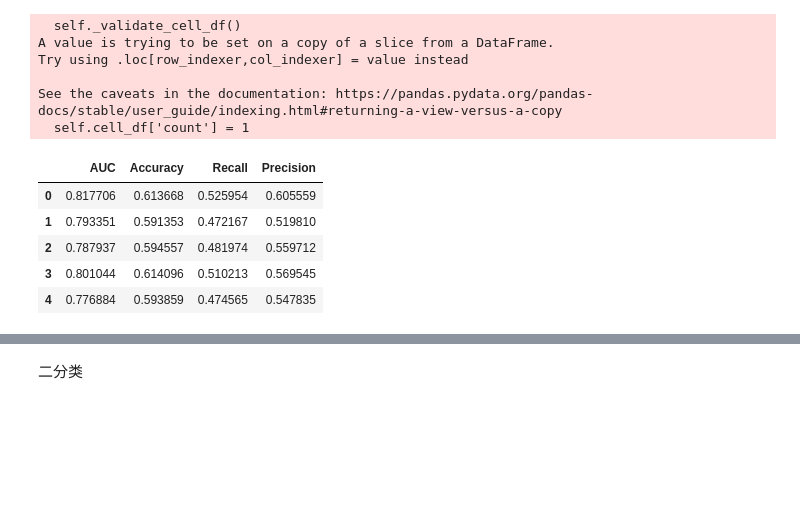
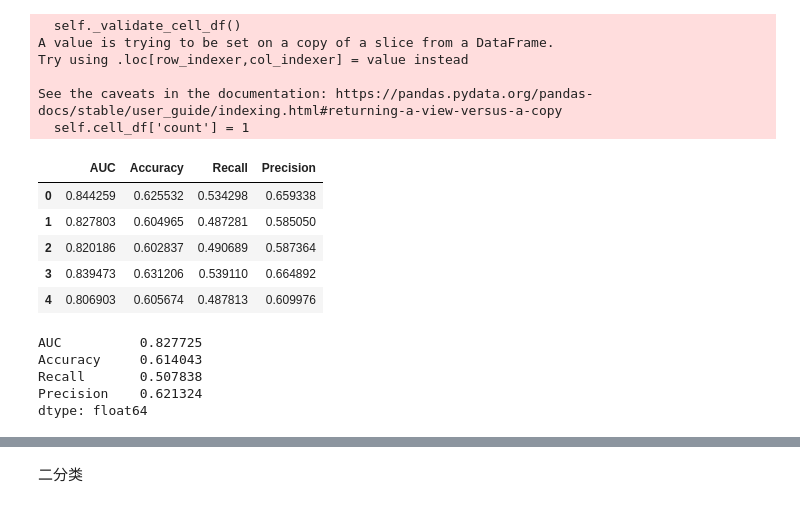
Before and after one commit to UoB-DSMP-2023-24/dsmp-2024-group-14, a Jupyter notebook: tcrdist_preprocess+knn.ipynb, the cells around one changed output, grey strips where cells are left out. Saved outputs shown, nothing was run; the diff lists cells and outputs as text; code cells hidden in the pictures; blank space fills up the shorter version.

```diff
--- a/tcrdist_preprocess+knn.ipynb
+++ b/tcrdist_preprocess+knn.ipynb
@@ -177,7 +177,7 @@ TPRVTGGGAM         53    2   5    2
 TTDPSFLGRY        384    0   0    0
 YLQPRTFLL         382   50   1    2
 # %%
-epitopes_to_remove=['KLGGALQAK','LLWNGPMAV ','LTDEMIAQY','AVFDRKSDAK','MEVTPSGTWL','NQKLIANQF','RLRAEAQVK', 'TTDPSFLGRY','LLWNGPMAV']
+epitopes_to_remove=['KLGGALQAK','LLWNGPMAV ','LTDEMIAQY','AVFDRKSDAK','MEVTPSGTWL','NQKLIANQF','RLRAEAQVK', 'TTDPSFLGRY','LLWNGPMAV','KTFPPTEPK']
 filtered_data = new_data[~new_data['epitope'].isin(epitopes_to_remove)]
 score_distribution = pd.pivot_table(filtered_data, index='epitope', columns='vdjdb.score', aggfunc='size', fill_value=0)
 print(score_distribution)
@@ -253,8 +253,9 @@ precision_cv_df = pd.DataFrame(columns=Y.unique())
 preds_df = pd.DataFrame(columns=['y_true', 'y_pred'], index=Y.index)
 # %%
 # Get CV folds
-k_cv=5
-k_neighbours=5
+
+
+k_neighbours=9
 metrics = []
 auc=[]
 recall=[]
@@ -263,6 +264,8 @@ kfolds = StratifiedKFold(n_splits=k_cv, shuffle=True, random_state=42)
 kfolds.get_n_splits(X)
 
 # perform CV
+
+
 for train_ind, test_ind in kfolds.split(X, Y):
     # split data
     X_train, X_test = X.iloc[train_ind, train_ind], X.iloc[test_ind, train_ind]
@@ -285,35 +288,45 @@ for train_ind, test_ind in kfolds.split(X, Y):
     # calculate & store average metrics
     Y_test_matrix = OneHotEncoder(categories=[model.classes_]).fit_transform(Y_test.values.reshape(-1, 1)).toarray()
 
     roc_auc_fold = roc_auc_score(Y_test_matrix, preds_prob, multi_class='ovr', average='macro')
     accuracy_fold = accuracy_score(Y_test, preds_labels)
     precision_fold = precision_score(Y_test, preds_labels, average='macro') # macro - simplest, unweighted mean between all classes
     recall_fold = recall_score(Y_test, preds_labels, average='macro') # macro - simplest, unweighted mean between all classes
 
     metrics.append(pd.Series({'AUC': roc_auc_fold, 'Accuracy': accuracy_fold,
                                                     'Recall': recall_fold, 'Precision': precision_fold}))
 
     # calculate & store AUC per epitope
     roc_auc_epitopes = roc_auc_score(Y_test_matrix, preds_prob, multi_class='ovr', average=None)
     auc.append(pd.Series(roc_auc_epitopes, index=model.classes_))
 
     # calculate & store recall per epitope
     recall_epitopes = recall_score(Y_test, preds_labels, average=None)
     recall.append(pd.Series(recall_epitopes, index=model.classes_))
 
     # calculate & store recall per epitope
     precision_epitopes = precision_score(Y_test, preds_labels, average=None)
     precision.append(pd.Series(precision_epitopes, index=model.classes_))
 
+
 metric_df = pd.DataFrame(metrics)
 auc_df = pd.DataFrame(auc)
 precision_df = pd.DataFrame(precision)
 recall_df = pd.DataFrame(recall)
 metric_df
 # %% [output]
 |  | AUC | Accuracy | Recall | Precision |
-| 0 | 0.817706 | 0.613668 | 0.525954 | 0.605559 |
-| 1 | 0.793351 | 0.591353 | 0.472167 | 0.519810 |
-| 2 | 0.787937 | 0.594557 | 0.481974 | 0.559712 |
-| 3 | 0.801044 | 0.614096 | 0.510213 | 0.569545 |
-| 4 | 0.776884 | 0.593859 | 0.474565 | 0.547835 |
+| 0 | 0.844259 | 0.625532 | 0.534298 | 0.659338 |
+| 1 | 0.827803 | 0.604965 | 0.487281 | 0.585050 |
+| 2 | 0.820186 | 0.602837 | 0.490689 | 0.587364 |
+| 3 | 0.839473 | 0.631206 | 0.539110 | 0.664892 |
+| 4 | 0.806903 | 0.605674 | 0.487813 | 0.609976 |
+# %%
+average_metric = metric_df.mean()
+average_metric
+# %% [output]
+AUC          0.827725
+Accuracy     0.614043
+Recall       0.507838
+Precision    0.621324
+dtype: float64
```
Also changed, not shown: parts of 20 cells of this notebook.
